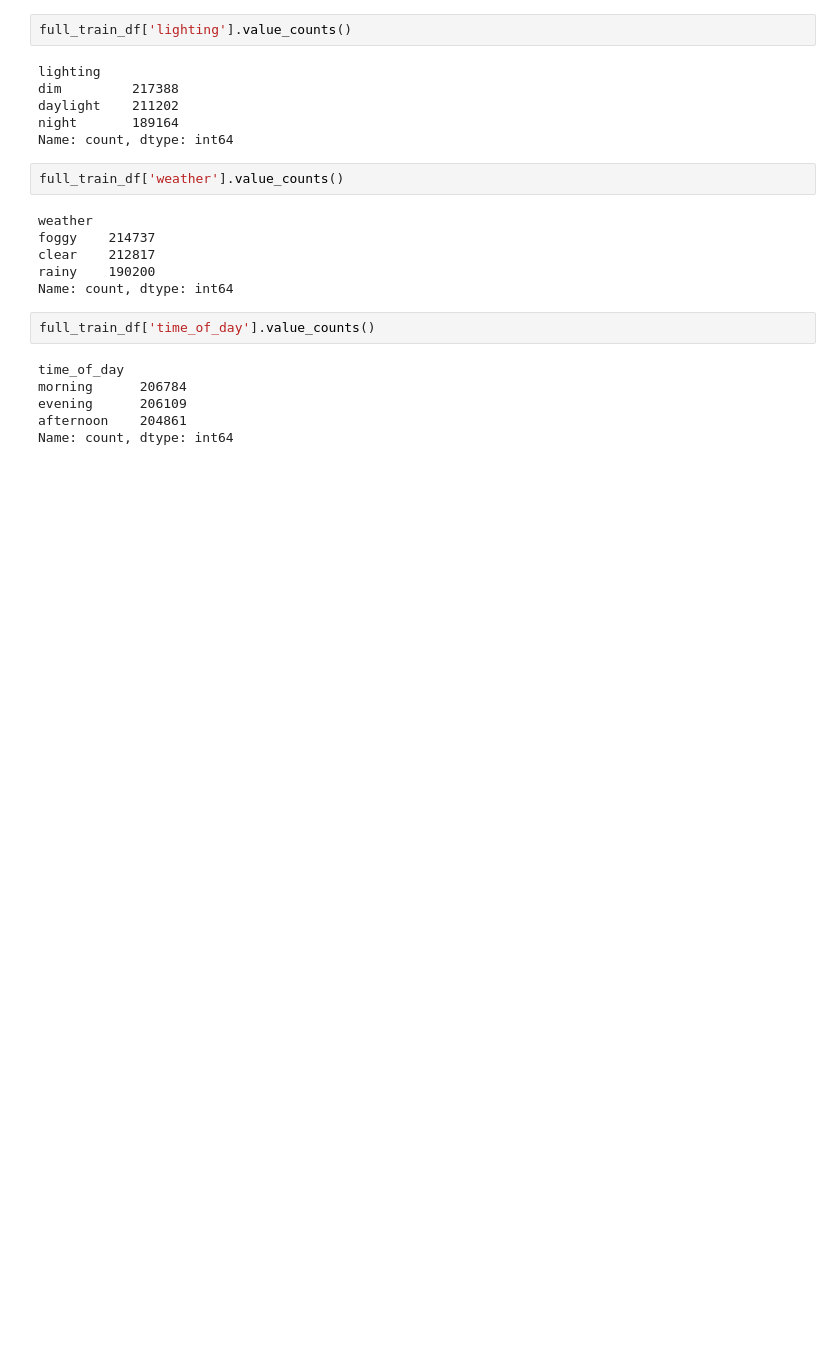
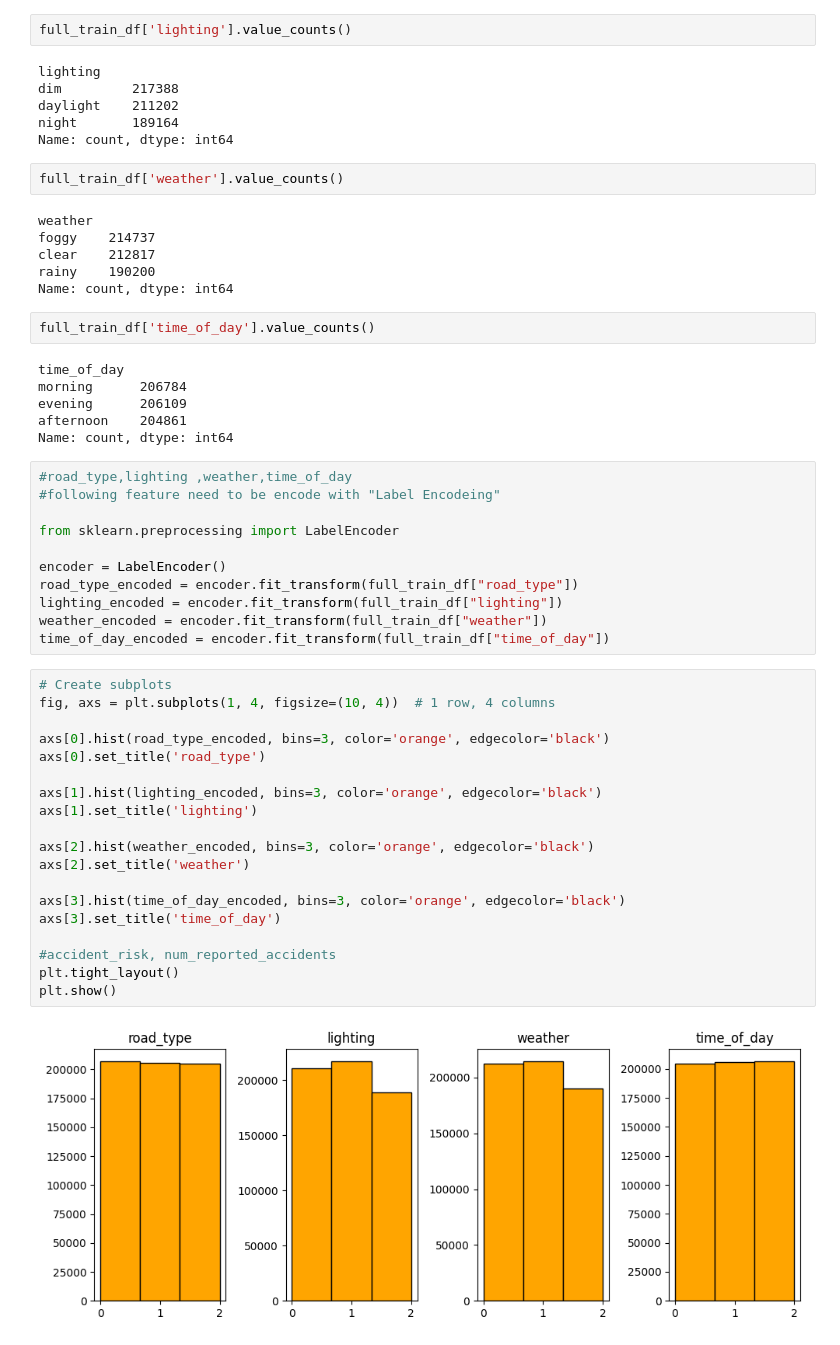
Before and after one commit to Arpit2744/Predicting-Road-Accident-Risk, a Jupyter notebook: notebook/model.ipynb, the cells around one changed output. Drawn from its saved outputs; the diff is of its cells as text; blank space fills up the shorter version.

```diff
--- a/notebook/model.ipynb
+++ b/notebook/model.ipynb
@@ -141,3 +141,35 @@ morning      206784
 evening      206109
 afternoon    204861
 Name: count, dtype: int64
+# %%
+#road_type,lighting ,weather,time_of_day
+#following feature need to be encode with "Label Encodeing"
+
+from sklearn.preprocessing import LabelEncoder
+
+encoder = LabelEncoder()
+road_type_encoded = encoder.fit_transform(full_train_df["road_type"])
+lighting_encoded = encoder.fit_transform(full_train_df["lighting"])
+weather_encoded = encoder.fit_transform(full_train_df["weather"])
+time_of_day_encoded = encoder.fit_transform(full_train_df["time_of_day"])
+# %%
+# Create subplots
+fig, axs = plt.subplots(1, 4, figsize=(10, 4))  # 1 row, 4 columns
+
+axs[0].hist(road_type_encoded, bins=3, color='orange', edgecolor='black')
+axs[0].set_title('road_type')
+
+axs[1].hist(lighting_encoded, bins=3, color='orange', edgecolor='black')
+axs[1].set_title('lighting')
+
+axs[2].hist(weather_encoded, bins=3, color='orange', edgecolor='black')
+axs[2].set_title('weather')
+
+axs[3].hist(time_of_day_encoded, bins=3, color='orange', edgecolor='black')
+axs[3].set_title('time_of_day')
+
+#accident_risk, num_reported_accidents
+plt.tight_layout()
+plt.show()
+# %% [output]
+[figure, added]
```
Also changed, not shown: parts of 8 cells of this notebook, 1 other file.
